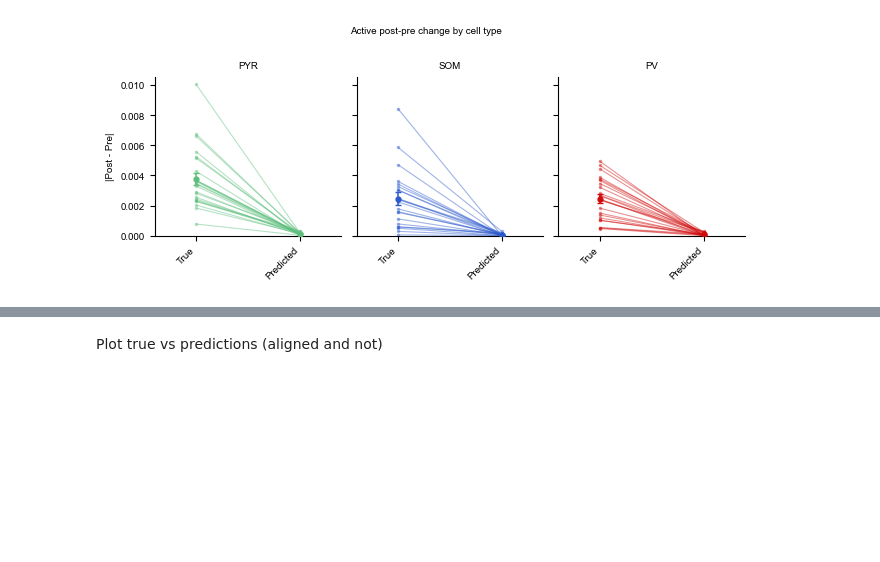
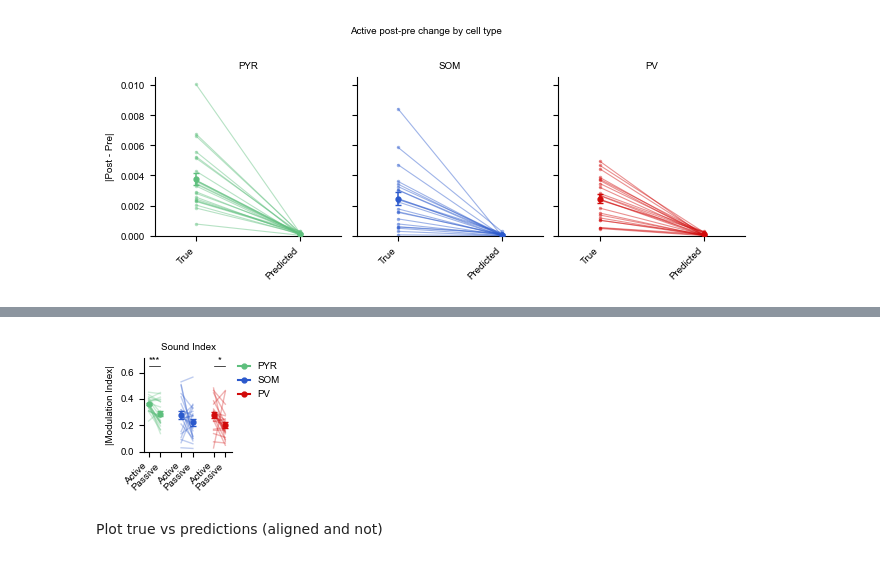
Before and after one commit to constanzabassi/GLM-analysis, a Jupyter notebook: notebooks/run_glm_encoding_analysis_running_models.ipynb, the cells around one changed output, grey strips where cells are left out. Saved outputs shown, nothing was run; the diff lists cells and outputs as text; code cells hidden in the pictures; blank space fills up the shorter version.

```diff
--- a/notebooks/run_glm_encoding_analysis_running_models.ipynb
+++ b/notebooks/run_glm_encoding_analysis_running_models.ipynb
@@ -686,3 +989,38 @@ fig, axs = plotter.plot_abs_metric_paired_summary_by_cell_type(
+# %%
+summary_mi_celltype = plotter.summarize_abs_mi_by_dataset(
+    mi_context_dicts=[mi_true_active, mi_true_passive],
+    context_labels=["Active", "Passive"],
+    neuron_mask_dict=sound_responsive_mask_dict,
+    cell_type_dict=cell_type_dict,
+    datasets=datasets,
+)
+
+stats_mi_tru_act_pass = plotter.compute_paired_context_stats(
+    summary_df=summary_mi_celltype,
+    metric_col="mean_abs_mi",
+    context_a="Active",
+    context_b="Passive",
+    group_col="cell_type",
+    n_permutations=10000,
+)
+fig, ax = plot_abs_metric_paired_summary_grouped_celltypes(
+    summary_df=summary_mi_celltype,
+    metric_col="mean_abs_mi",
+    context_order=["Active", "Passive"],
+    cell_type_order=["PYR", "SOM", "PV"],
+    title="Sound Index",
+    ylabel="|Modulation Index|",
+    ylim=(0,.65),
+    show_stats=True,
+    stats_df=stats_mi_tru_act_pass,
+    save_path='W:/Connie/results/Bassi2025/glm_results/modulation_index/scatter_true_sound_index_celltype.pdf',
+    show_celltype_labels=False,
+    show_celltype_legend=True,
+    figsize=(2,1.7)
+
+)
+# %% [output]
+[figure, added]
 # %%
 # Single-axis grouped |MI| summary (True vs Predicted)
 stats_mi_true_pred = plotter.compute_paired_context_stats(
```
Also changed, not shown: parts of 6 cells of this notebook.
